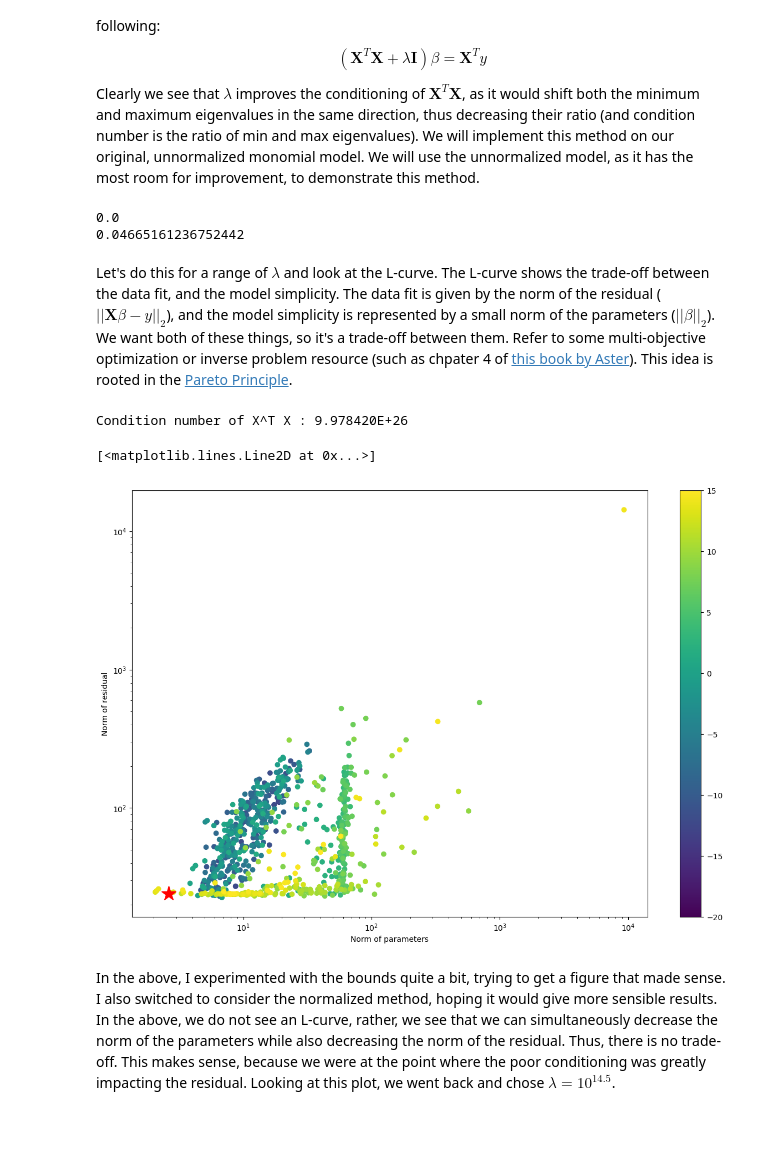
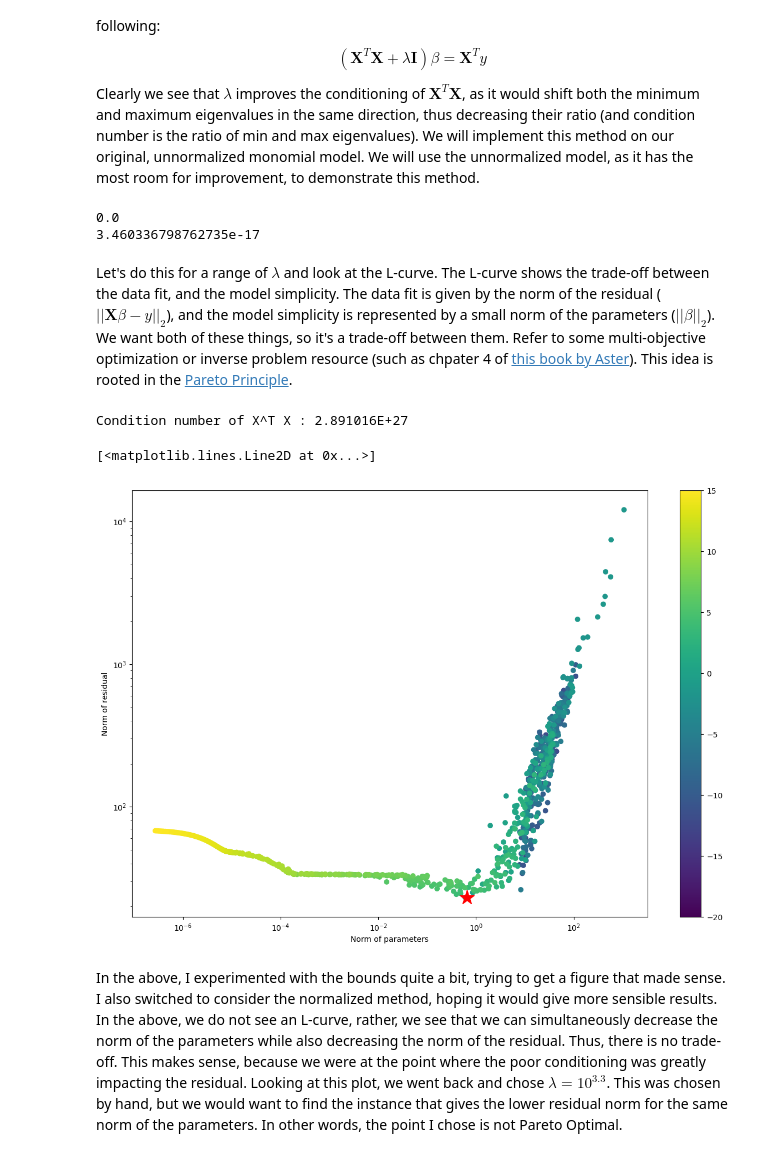
Before and after one commit to CU-Boulder-APPM-X720-Fall-2022/biweekly-report-3-gnorman7, a Jupyter notebook: Reg_Batch_L2.ipynb, the cells around one changed output. Cells and saved outputs as stored; diff of their text form; code cells hidden in the pictures; blank space fills up the shorter version.

```diff
--- a/Reg_Batch_L2.ipynb
+++ b/Reg_Batch_L2.ipynb
@@ -287,7 +287,7 @@ Clearly we see that $\lambda$ improves the conditioning of $\mathbf{X}^T \mathbf
 # %%
 def predict_y_lam(x_train,y_train,phi,lam,ret_beta=False,ret_res=False,supress_output=True):
     X_train = phi(x_train)
-    XTX = X_train.T @ X_train + lam
+    XTX = X_train.T @ X_train + np.eye(p)*lam
     if not supress_output:
         print(f"Condition number of X^T X : {np.linalg.cond(XTX):2E} ")
     beta = np.linalg.inv(XTX) @ (X_train.T @ y_train)
@@ -306,8 +306,6 @@ def predict_y_lam(x_train,y_train,phi,lam,ret_beta=False,ret_res=False,supress_o
 
     return out
 
-
-
 # Let's verify the code with the two checks we mentioned above...
 lam = 0
 # This is the same as what we started with...
@@ -323,42 +321,42 @@ beta_lam = temp[1]
 print(np.linalg.norm(beta_lam))
 # %% [output]
 0.0
-0.04665161236752442
+3.460336798762735e-17
 # %% [markdown]
 Let's do this for a range of $\lambda$ and look at the L-curve. The L-curve shows the trade-off between the data fit, and the model simplicity. The data fit is given by the norm of the residual ($||\mathbf{X} \beta - y||_2$), and the model simplicity is represented by a small norm of the parameters ($|| \beta ||_2 $). We want both of these things, so it's a trade-off between them. Refer to some multi-objective optimization or inverse problem resource (such as chpater 4 of [this book by Aster](https://www.sciencedirect.com/book/9780123850485/parameter-estimation-and-inverse-problems)). This idea is rooted in the [Pareto Principle](https://en.wikipedia.org/wiki/Pareto_principle).
 # %%
 # y_train = y_train
 lams = np.logspace(-20,15,1000)
 ress = np.zeros_like(lams)
 norms = np.zeros_like(lams)
 
 for i,lam in enumerate(lams):
     temp = predict_y_lam(x_train,y_train,phi,lam,ret_res=True,ret_beta=True)
     res_norm = temp[1]
     beta_norm = np.linalg.norm(temp[2])
     ress[i] = res_norm
     norms[i] = beta_norm
 
 plt.figure(figsize=(15,10))
 plt.scatter(norms,ress,c=np.log10(lams))
 plt.xscale('log')
 plt.yscale('log')
 plt.xlabel('Norm of parameters')
 plt.ylabel('Norm of residual')
 plt.colorbar()
 
 # This was chosen after looking at the plot...
-lam_opt = 10**(14.5)
+lam_opt = 10**(3.3)
 temp = predict_y_lam(x_train,y_train,phi,lam_opt,ret_res=True,ret_beta=True,supress_output=False)
 res_norm_opt = temp[1]
 beta_norm_opt = np.linalg.norm(temp[2])
 plt.plot(beta_norm_opt,res_norm_opt,'r*',markersize=20)
 # %% [output]
-Condition number of X^T X : 9.978420E+26
+Condition number of X^T X : 2.891016E+27
 [<matplotlib.lines.Line2D at 0x...>]
-[figure, old version]
+[figure, new version]
 # %% [markdown]
-In the above, I experimented with the bounds quite a bit, trying to get a figure that made sense. I also switched to consider the normalized method, hoping it would give more sensible results. In the above, we do not see an L-curve, rather, we see that we can simultaneously decrease the norm of the parameters while also decreasing the norm of the residual. Thus, there is no trade-off. This makes sense, because we were at the point where the poor conditioning was greatly impacting the residual. Looking at this plot, we went back and chose $\lambda = 10^{14.5}$.
+In the above, I experimented with the bounds quite a bit, trying to get a figure that made sense. I also switched to consider the normalized method, hoping it would give more sensible results. In the above, we do not see an L-curve, rather, we see that we can simultaneously decrease the norm of the parameters while also decreasing the norm of the residual. Thus, there is no trade-off. This makes sense, because we were at the point where the poor conditioning was greatly impacting the residual. Looking at this plot, we went back and chose $\lambda = 10^{3.3}$. This was chosen by hand, but we would want to find the instance that gives the lower residual norm for the same norm of the parameters. In other words, the point I chose is not Pareto Optimal.
 # %%
 y_pred_lam = temp[0]
 # Plot results
```
Also changed, not shown: parts of 10 cells of this notebook, 2 other files.
